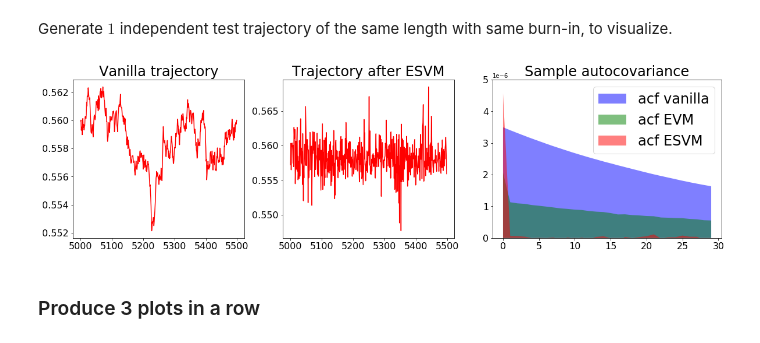
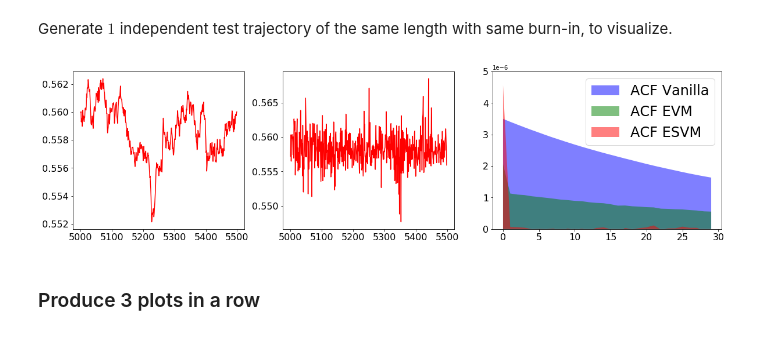
Before and after one commit to svsamsonov/vr_sg_mcmc, a Jupyter notebook: Code_logistic_regression/Generate_acf_pictures.ipynb, the cells around one changed output. Drawn from its saved outputs; the diff is of its cells as text; code cells hidden in the pictures.

```diff
--- a/Code_logistic_regression/Generate_acf_pictures.ipynb
+++ b/Code_logistic_regression/Generate_acf_pictures.ipynb
@@ -196,40 +196,40 @@ var_num=0
 N1 = 5000
 N2 = 5500
 #number of covariances to visualize
 N_cov_1 = 0
 N_cov = 30
 
 vect_vanilla = f_vals_test[ex_num,:,var_num]
 vect_EVM = f_vals_test[ex_num,:,var_num] + traj_grad_test[ex_num,:,:] @ A_EVM_1[var_num,:]
 vect_ESVM = f_vals_test[ex_num,:,var_num] + traj_grad_test[ex_num,:,:] @ A_ESVM_1[var_num,:]
 
 sample_acf_vanilla = acovf(vect_vanilla, unbiased = True,fft = True)#,nlags=100)
 sample_acf_EVM = acovf(vect_EVM, unbiased = True,fft = True)#,nlags=100)
 sample_acf_ESVM = acovf(vect_ESVM, unbiased = True,fft = True)#,nlags=100)
 #"""
 
 fig, (ax1, ax2, ax3) = plt.subplots(1,3,figsize=(20,5),gridspec_kw={'width_ratios': [1.5,1.5,2]})
-ax1.set_title('Vanilla trajectory',fontsize=24)
+#ax1.set_title('Vanilla trajectory',fontsize=24)
 ax1.plot(N1+np.arange(len(vect_vanilla[N1:N2])),vect_vanilla[N1:N2],color='r')
 ax1.tick_params(axis='y',labelsize = 16)
 ax1.tick_params(axis='x',labelsize = 16)
-ax2.set_title('Trajectory after ESVM',fontsize=24)
+#ax2.set_title('Trajectory after ESVM',fontsize=24)
 ax2.plot(N1+np.arange(len(vect_ESVM[N1:N2])),vect_ESVM[N1:N2],color='r')
 ax2.tick_params(axis='y',labelsize = 16)
 ax2.tick_params(axis='x',labelsize = 16)
-ax3.set_title('Sample autocovariance',fontsize=24)
-ax3.fill_between(N_cov_1+np.arange(N_cov-N_cov_1),sample_acf_vanilla[N_cov_1:N_cov],facecolor='blue',alpha=0.5,label='acf vanilla')
-ax3.fill_between(N_cov_1+np.arange(N_cov-N_cov_1),sample_acf_EVM[N_cov_1:N_cov],facecolor='green',alpha=0.5,label='acf EVM')
-ax3.fill_between(N_cov_1+np.arange(N_cov-N_cov_1),sample_acf_ESVM[N_cov_1:N_cov],facecolor='red',alpha=0.5,label='acf ESVM')
+#ax3.set_title('Sample autocovariance',fontsize=24)
+ax3.fill_between(N_cov_1+np.arange(N_cov-N_cov_1),sample_acf_vanilla[N_cov_1:N_cov],facecolor='blue',alpha=0.5,label='ACF Vanilla')
+ax3.fill_between(N_cov_1+np.arange(N_cov-N_cov_1),sample_acf_EVM[N_cov_1:N_cov],facecolor='green',alpha=0.5,label='ACF EVM')
+ax3.fill_between(N_cov_1+np.arange(N_cov-N_cov_1),sample_acf_ESVM[N_cov_1:N_cov],facecolor='red',alpha=0.5,label='ACF ESVM')
 ax3.set_ylim(0,5e-6)
 ax3.ticklabel_format(axis='y',style='sci',scilimits=(-2,2))
 ax3.tick_params(axis='y',labelsize = 16)
 ax3.tick_params(axis='x',labelsize = 16)
 ax3.legend(fontsize=24)
 fig.savefig("adjusted_trajectories.pdf",bbox_inches = "tight")
 plt.show()
 # %% [output]
-[figure, old version]
+[figure, new version]
 # %% [markdown]
 ### Produce 3 plots in a row
 # %%
```
Also changed, not shown: parts of 1 cell of this notebook, 2 other files.
